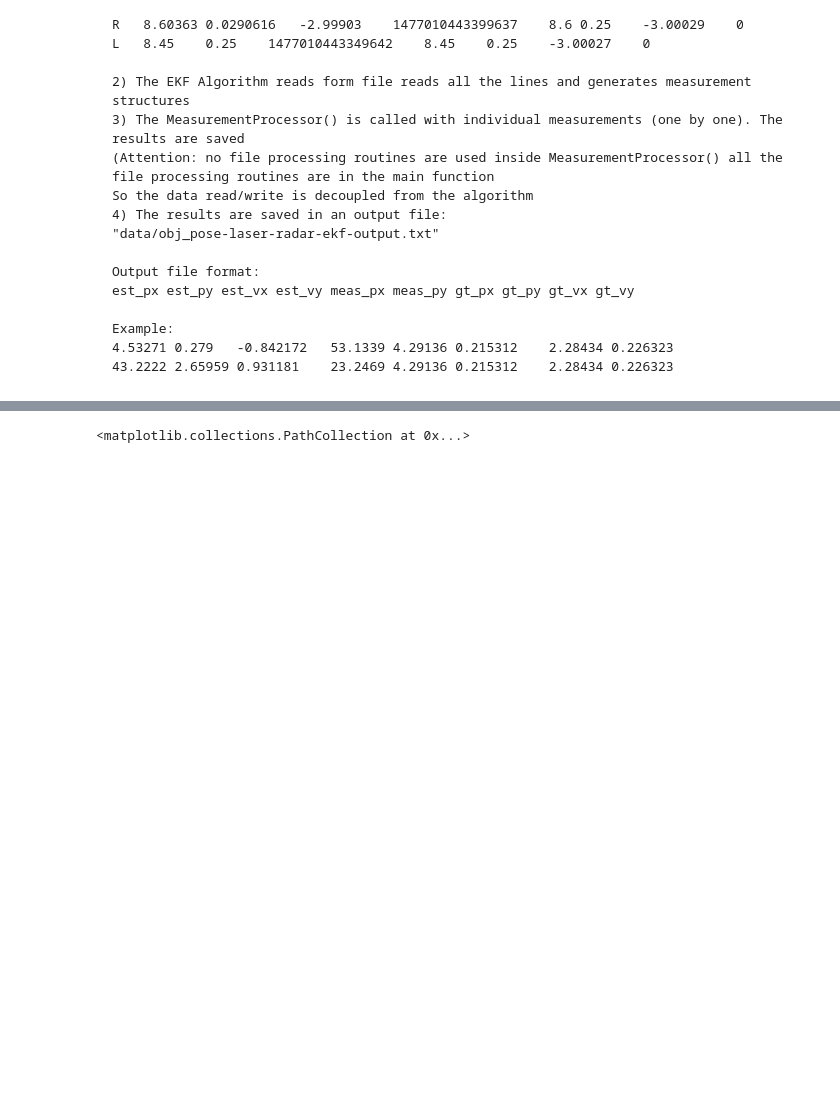
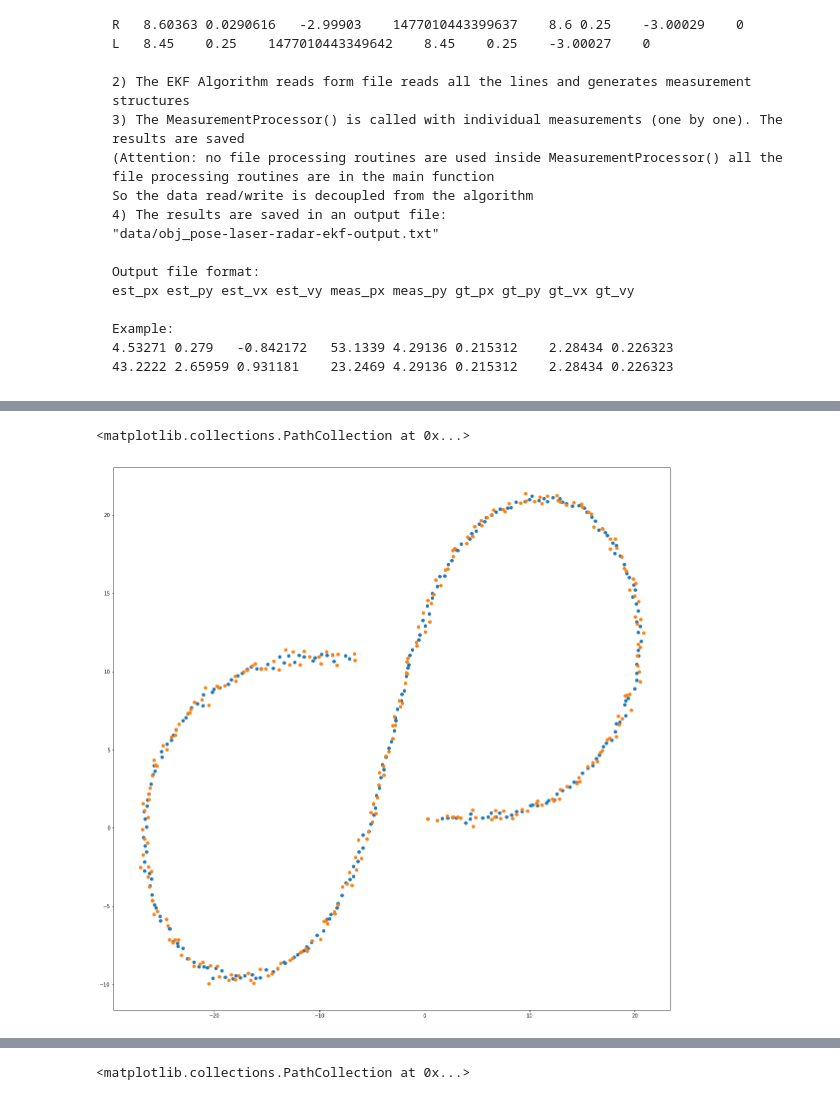
Before and after one commit to tempflip/CarND-Extended-Kalman-Filter-Project, a Jupyter notebook: explore_data.ipynb, the cells around one changed output, grey strips where cells are left out. Drawn from its saved outputs; the diff is of its cells as text; code cells hidden in the pictures; blank space fills up the shorter version.

```diff
--- a/explore_data.ipynb
+++ b/explore_data.ipynb
@@ -197,0 +204,32 @@ def get_jacobian_from_state(cartesian_x):
+# %%
+pred_list = []
+l_meas_list = []
+
+k = Kalman()
+timestamp = 0
+for p in raw_data:
+    if p[0] == 'L':
+        ## lidar
+        x, y = float(p[1]), float(p[2])
+        dt = int(p[3]) - timestamp
+        timestamp = int(p[3])
+        #print("L", dt, x, y)
+        k.feed_meas_L([x,y], dt)
+        k.predict_next_state()
+
+        l_meas_list.append([x,y])
+        pred_list.append(k.x)
+    else:
+        ## radar
+        #print("R")
+        pass
+
+pred_list = np.array(pred_list)
+l_meas_list = np.array(l_meas_list)
+# %%
+plt.figure(figsize=(20,20))
+plt.scatter(l_meas_list[:,0], l_meas_list[:,1])
+plt.scatter(pred_list[:,0], pred_list[:,1])
+# %% [output]
+<matplotlib.collections.PathCollection at 0x...>
+[figure, added]
```
Also changed, not shown: parts of 11 cells of this notebook.
